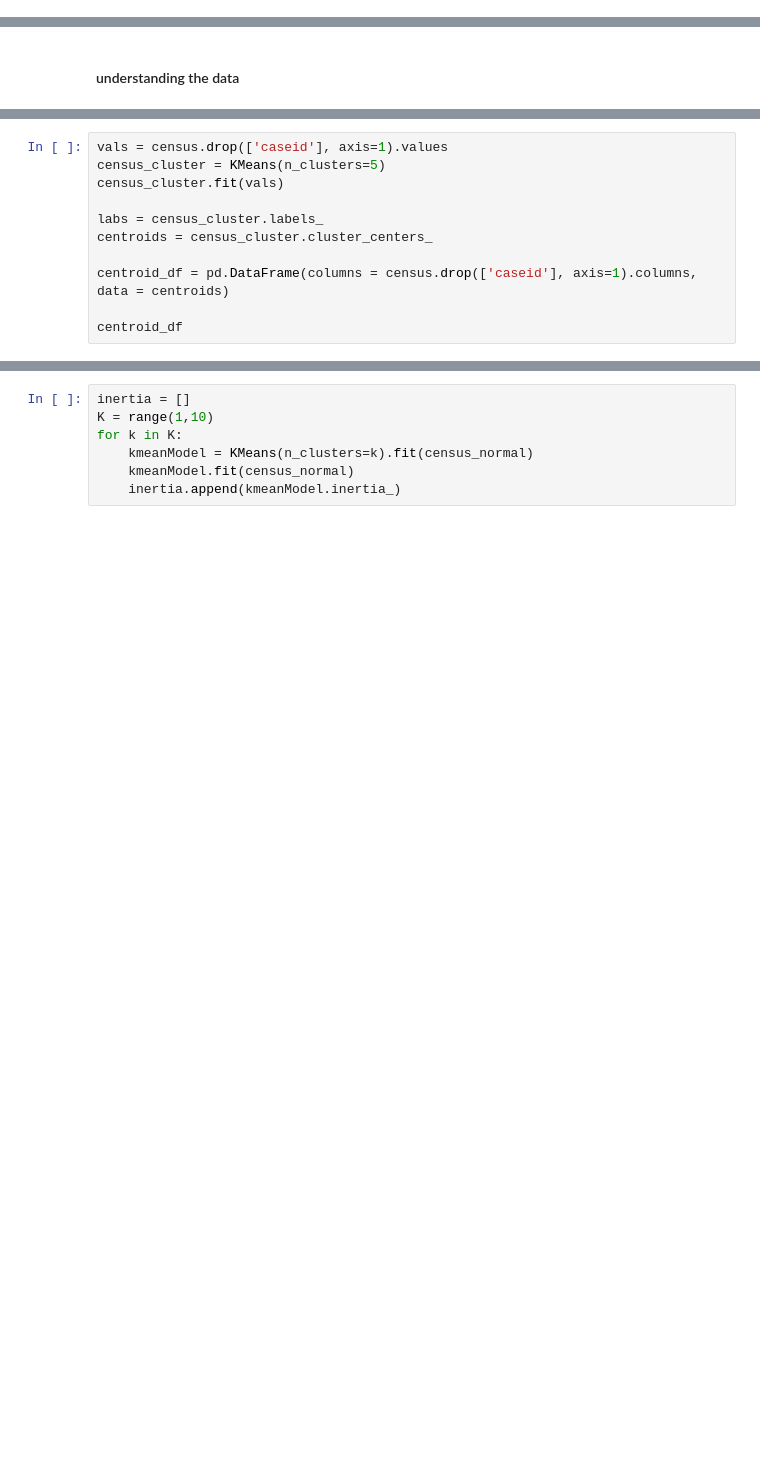
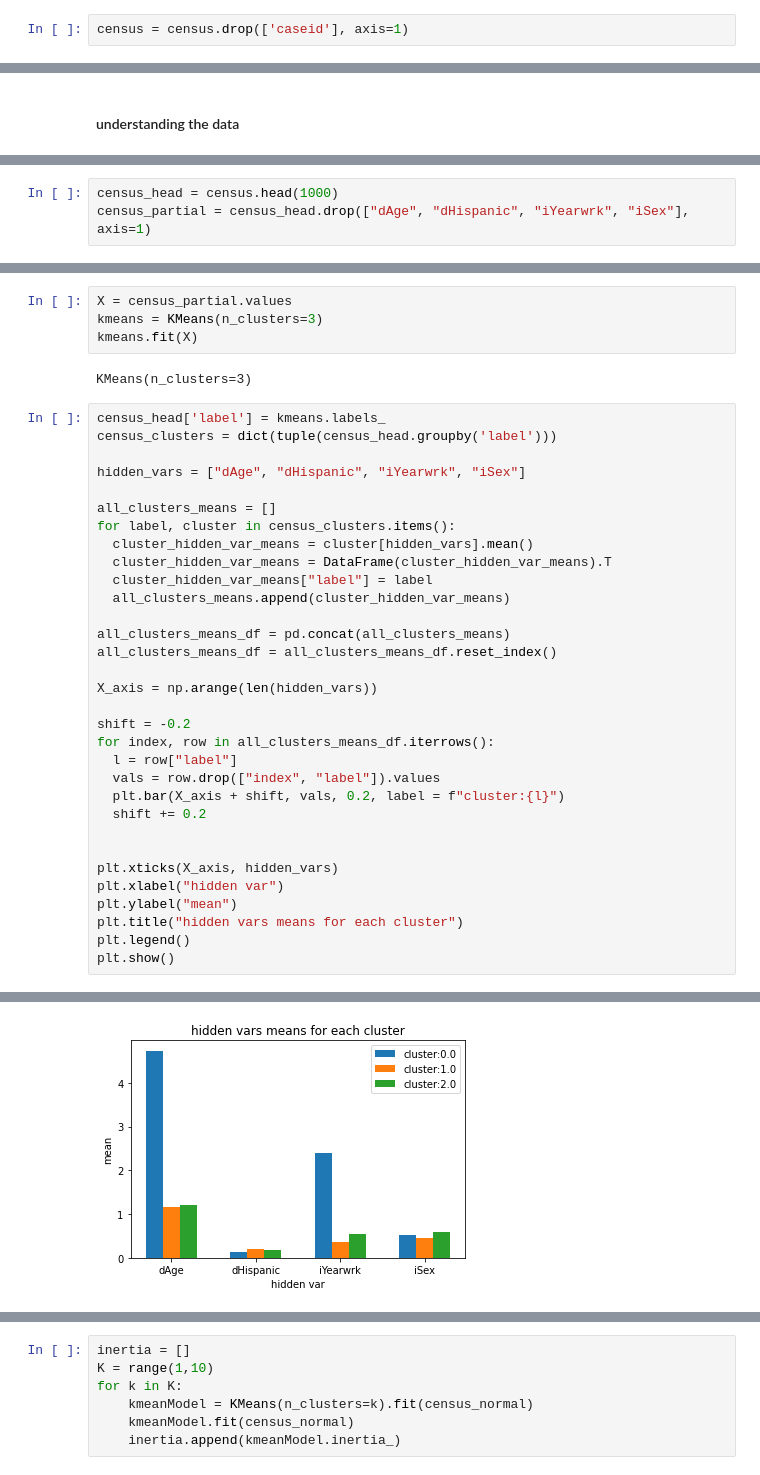
Before and after one commit to ItaiShalik/UnsupervisedLearning, a Jupyter notebook: UnsupervisedLearning nootbook.ipynb, the cells around one changed output, grey strips where cells are left out. Cells and saved outputs as stored; diff of their text form; blank space fills up the shorter version.

```diff
--- a/UnsupervisedLearning nootbook.ipynb
+++ b/UnsupervisedLearning nootbook.ipynb
@@ -113,3 +114,5 @@ import numpy as np
 #### read data
 # %%
 census = pd.read_csv(r'USCensus1990.data.txt')
+# %%
+census = census.drop(['caseid'], axis=1)
@@ -176,2 +153,5 @@ dYrsserv: [0 1 2]
+# %%
+census_head = census.head(1000)
+census_partial = census_head.drop(["dAge", "dHispanic", "iYearwrk", "iSex"], axis=1)
 # %% [markdown]
 #### simple clustering
@@ -178,11 +159,0 @@ dYrsserv: [0 1 2]
-# %%
-vals = census.drop(['caseid'], axis=1).values
-census_cluster = KMeans(n_clusters=5)
-census_cluster.fit(vals)
-
-labs = census_cluster.labels_
-centroids = census_cluster.cluster_centers_
-
-centroid_df = pd.DataFrame(columns = census.drop(['caseid'], axis=1).columns, data = centroids)
-
-centroid_df
@@ -195,0 +160,39 @@ centroid_df
+# %%
+X = census_partial.values
+kmeans = KMeans(n_clusters=3)
+kmeans.fit(X)
+# %% [output]
+KMeans(n_clusters=3)
+# %%
+census_head['label'] = kmeans.labels_
+census_clusters = dict(tuple(census_head.groupby('label')))
+
+hidden_vars = ["dAge", "dHispanic", "iYearwrk", "iSex"]
+
+all_clusters_means = []
+for label, cluster in census_clusters.items():
+  cluster_hidden_var_means = cluster[hidden_vars].mean()
+  cluster_hidden_var_means = DataFrame(cluster_hidden_var_means).T
+  cluster_hidden_var_means["label"] = label
+  all_clusters_means.append(cluster_hidden_var_means)
+
+all_clusters_means_df = pd.concat(all_clusters_means)
+all_clusters_means_df = all_clusters_means_df.reset_index()
+
+X_axis = np.arange(len(hidden_vars))
+
+shift = -0.2
+for index, row in all_clusters_means_df.iterrows():
+  l = row["label"]
+  vals = row.drop(["index", "label"]).values
+  plt.bar(X_axis + shift, vals, 0.2, label = f"cluster:{l}")
+  shift += 0.2
+
+
+plt.xticks(X_axis, hidden_vars)
+plt.xlabel("hidden var")
+plt.ylabel("mean")
+plt.title("hidden vars means for each cluster")
+plt.legend()
+plt.show()
+# %% [output]
@@ -195,0 +207 @@ centroid_df
+[figure, added]
```
Also changed, not shown: parts of 19 cells of this notebook.
